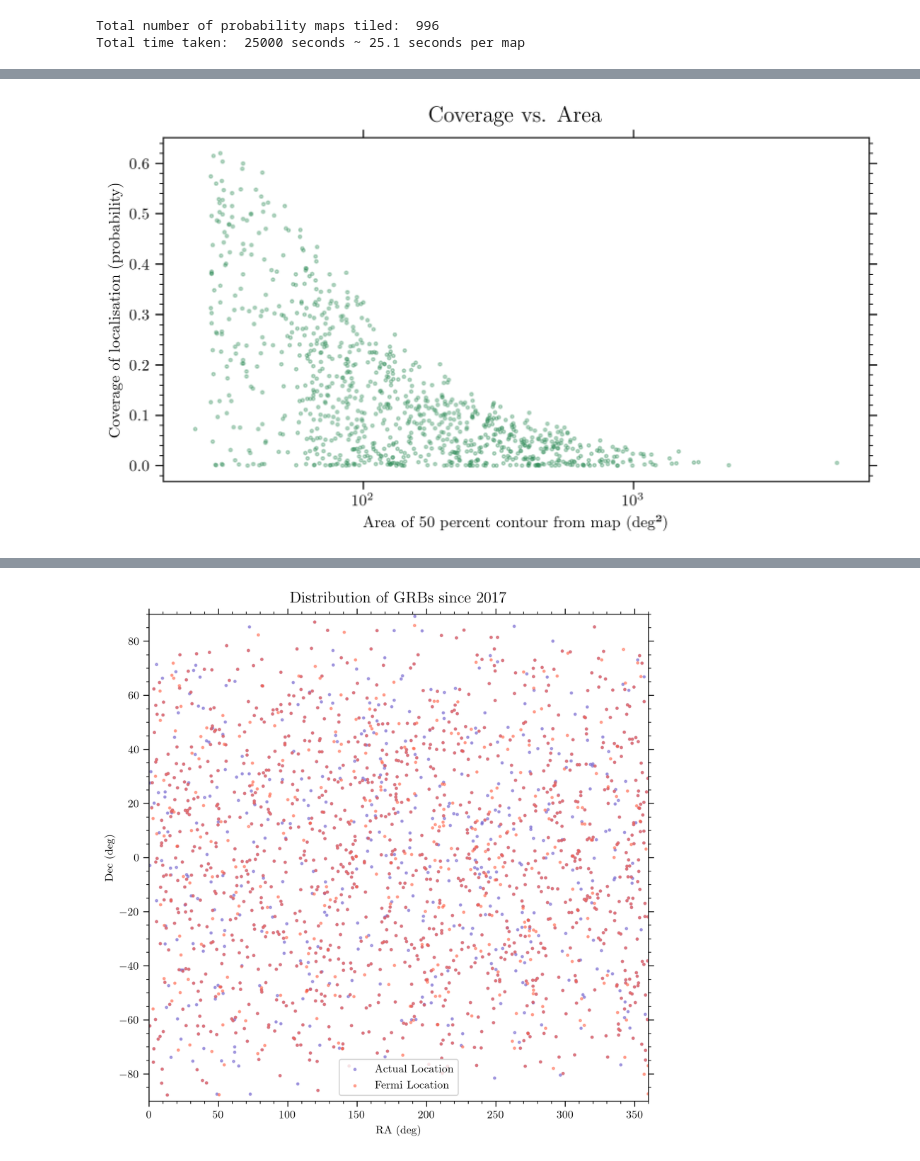
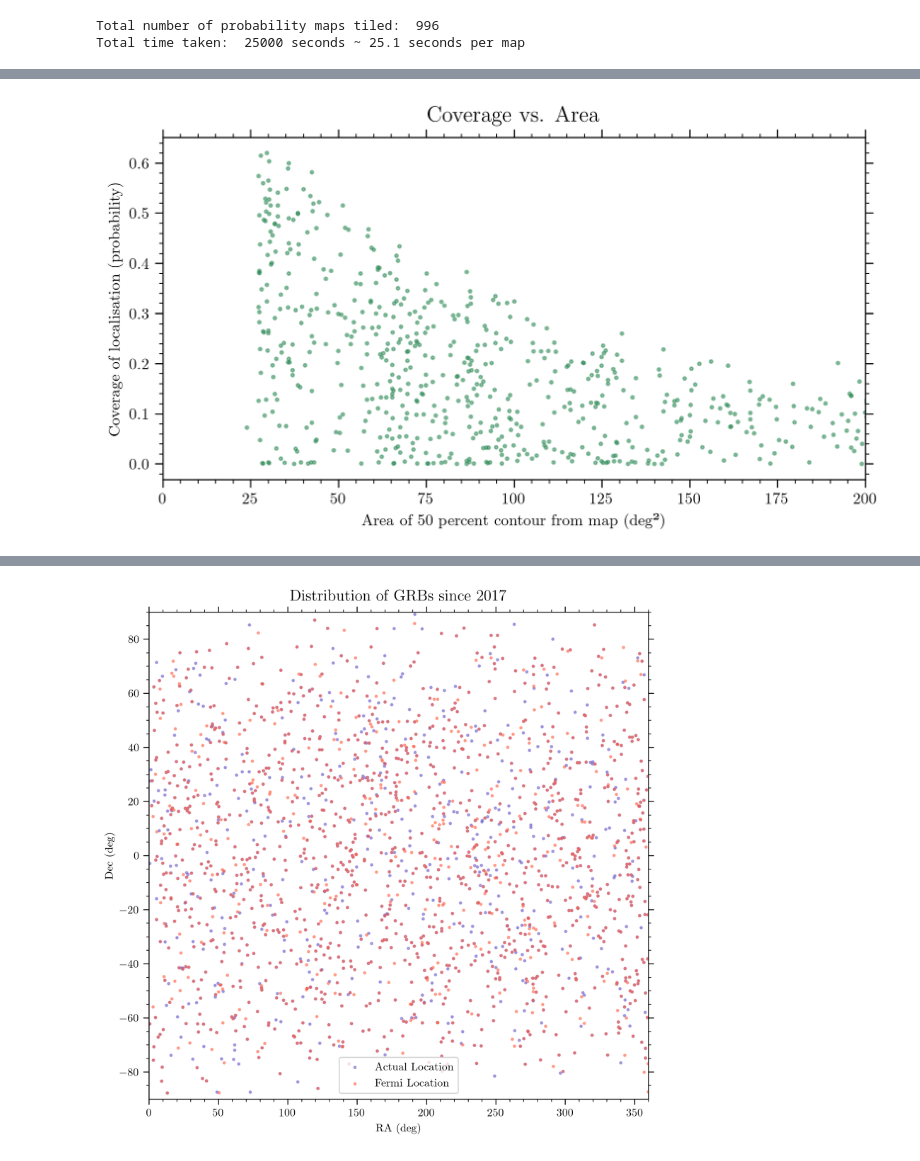
Before and after one commit to ravioli1369/fermi_grbs, a Jupyter notebook: stats.ipynb, the cells around one changed output, grey strips where cells are left out. Drawn from its saved outputs; the diff is of its cells as text; code cells hidden in the pictures.

```diff
--- a/stats.ipynb
+++ b/stats.ipynb
@@ -112,29 +107,22 @@ def get_loc_size(healpix, frac=0.9):
     n_pix = len(sortorder[:np.where(np.cumsum(hpmap[sortorder])/np.sum(hpmap)>frac)[0][0]])
     return n_pix*PIX_AREA
 # %%
-select = [value not in filt for value in coverage['coverage'].values]
-radius = coverage['radius'].values
-probs = coverage['coverage'].values
-healpix = coverage['healpix'].values
-# select = (coverage['coverage'] != 'NOT VISIBLE') & (coverage['coverage'] != 'None') & ...
-# coverage = coverage[select]
-radius = radius[np.where(np.logical_and(np.logical_and(probs!='NOT VISIBLE',probs!='None'), probs!="DID NOT RISE"))].astype(float)
-healpix = healpix[np.where(np.logical_and(np.logical_and(probs!='NOT VISIBLE',probs!='None'), probs!="DID NOT RISE"))]
-probs = probs[np.where(np.logical_and(np.logical_and(probs!='NOT VISIBLE',probs!='None'), probs!="DID NOT RISE"))].astype(float)
-probs = probs[radius<30]
-healpix = healpix[radius<30]
-radius = radius[radius<30]
-probs = probs[np.argsort(radius)]
-healpix = healpix[np.argsort(radius)]
-radius = radius[np.argsort(radius)]
+select = coverage['coverage'].str.contains("(\d+)")
+coverage = coverage[select]
+select = coverage[select]['radius'].astype(float) < 30
+coverage = coverage[select]
+coverage['radius'] = coverage['radius'].astype(float)
+coverage['coverage'] = coverage['coverage'].astype(float)
+
 area, times, dates = [], [], []
-for heal in healpix:
+for heal in coverage['healpix'].values:
     date = datetime.strptime(heal.split("_")[3][2:8], "%y%m%d")
     file = "/home/ravioli/astro/git/fermi_grbs/data/"+heal
     covragefile = "/home/ravioli/astro/git/fermi_grbs/data/"+heal+"_scheduled.csv"
-    times.append(len(pd.DataFrame(pd.read_csv(covragefile)))*5)
+    times.append(len(pd.DataFrame(pd.read_csv(covragefile)))*5/60)
     area.append(get_loc_size(file, frac=0.5))
     dates.append(date)
-dates = np.array(dates)
-area = np.array(area)
-times = np.array(times)
+
+coverage['area'] = np.array(area).astype(float)
+coverage['times'] = np.array(times).astype(float)
+coverage['dates'] = np.array(dates).astype(datetime)
@@ -141,11 +141,10 @@ times = np.array(times)
 # %%
 plt.figure(figsize=(8,4), dpi=300)
-plt.scatter(area, probs, s=4, color='seagreen', alpha=0.3)
+plt.scatter(coverage['area'], coverage['coverage'], s=4, color='seagreen', alpha=0.5)
 plt.xlabel("Area of 50 percent contour from map (deg²)")
 plt.ylabel("Coverage of localisation (probability)")
 plt.title("Coverage vs. Area", fontsize=14, pad=10)
-# plt.xlim(0,2000)
-plt.xscale('symlog')
+plt.xlim(0,200)
 plt.show()
 # %% [output]
-[figure, old version]
+[figure, new version]
```
Also changed, not shown: parts of 20 cells of this notebook.
